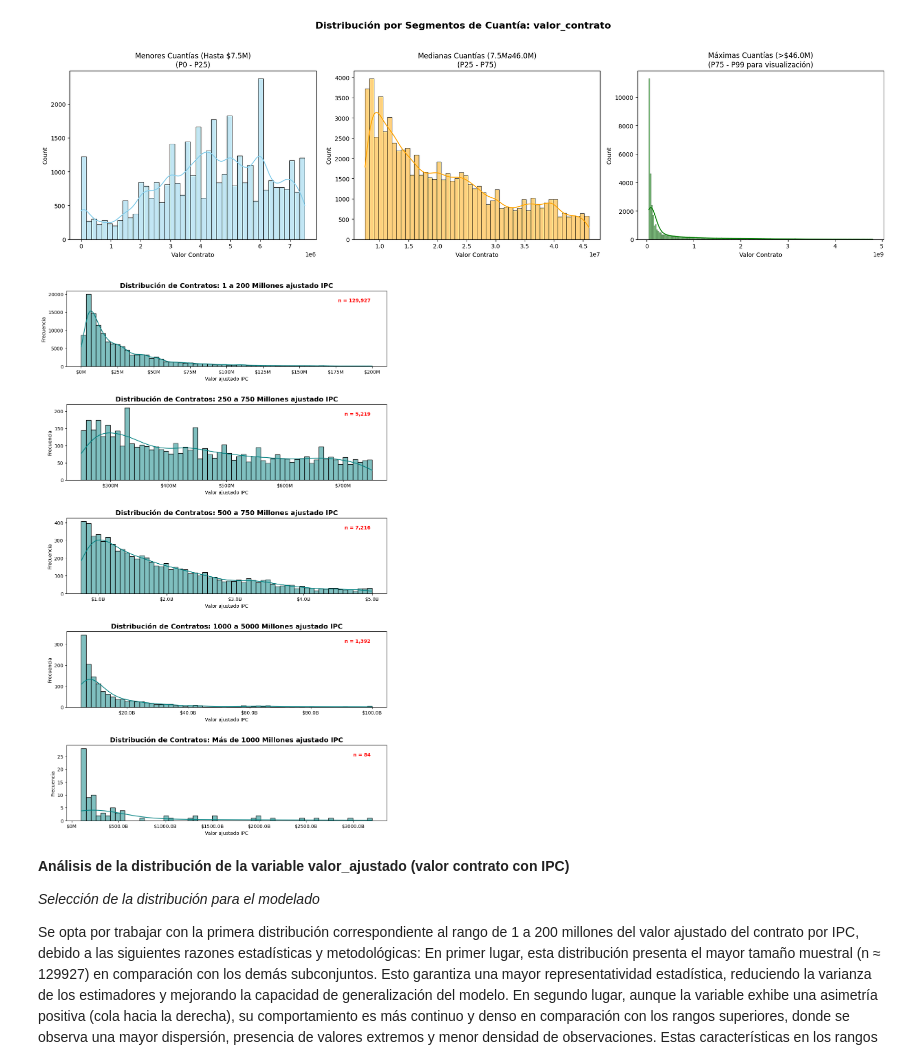
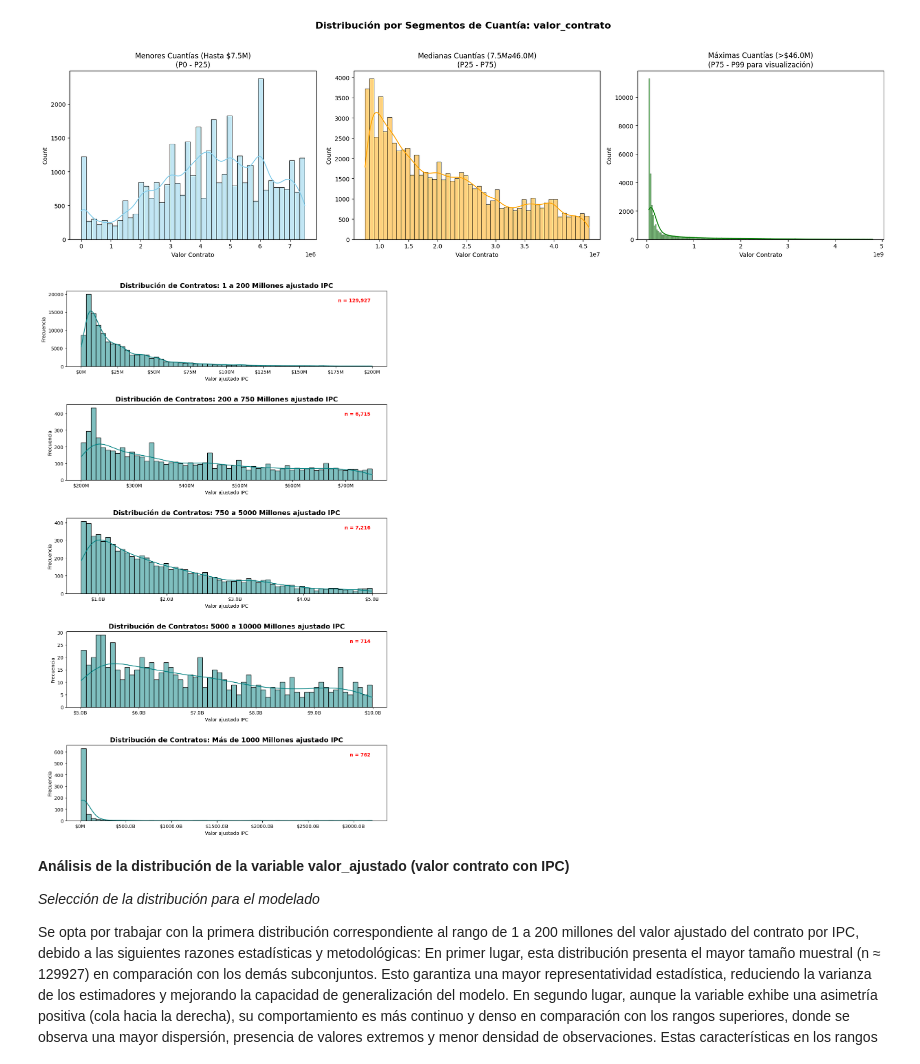
Before and after one commit to aemedina24/proyecto-final, a Jupyter notebook: Proyecyto-final.ipynb, the cells around one changed output. Drawn from its saved outputs; the diff is of its cells as text; code cells hidden in the pictures.

```diff
--- a/Proyecyto-final.ipynb
+++ b/Proyecyto-final.ipynb
@@ -473,44 +472,44 @@ from matplotlib.ticker import FuncFormatter
 # 1. Definir los rangos (limite_inferior, limite_superior, titulo)
 rangos = [
     (1, 200e6, "1 a 200 Millones ajustado IPC"),
-    (250e6, 750e6, "250 a 750 Millones ajustado IPC"),
-    (750e6, 5000e6, "500 a 750 Millones ajustado IPC"),
-    (5000e6, 100000e6, "1000 a 5000 Millones ajustado IPC"),
-    (100000e6, df['valor_contrato'].max(), "Más de 1000 Millones ajustado IPC")
+    (200e6, 750e6, "200 a 750 Millones ajustado IPC"),
+    (750e6, 5000e6, "750 a 5000 Millones ajustado IPC"),
+    (5000e6, 10000e6, "5000 a 10000 Millones ajustado IPC"),
+    (10000e6, df['valor_contrato'].max(), "Más de 1000 Millones ajustado IPC")
 ]
 
 # 2. Configurar la figura (5 filas, 1 columna)
 fig, axes = plt.subplots(nrows=5, ncols=1, figsize=(12, 20))
 fig.subplots_adjust(hspace=0.5) # Espacio entre gráficas
 
 # Función para dar formato de Millones/Billones al eje X
 def format_money(x, pos):
     if x >= 1e9: return f'${x/1e9:.1f}B'
     return f'${x/1e6:.0f}M'
 
 formatter = FuncFormatter(format_money)
 
 # 3. Iterar y graficar
 for i, (bajo, alto, titulo) in enumerate(rangos):
     # Filtrar datos para el rango actual
     data_filtrada = df[(df['valor_ajustado'] >= bajo) & (df['valor_ajustado'] <= alto)]
 
     # Graficar en el subeje correspondiente
     sns.histplot(data_filtrada['valor_ajustado'], bins=60, kde=True, ax=axes[i], color='teal')
 
     # Configurar títulos y etiquetas
     axes[i].set_title(f'Distribución de Contratos: {titulo}', fontsize=14, fontweight='bold')
     axes[i].set_xlabel('Valor ajustado IPC')
     axes[i].set_ylabel('Frecuencia')
     axes[i].xaxis.set_major_formatter(formatter)
 
     # Añadir un texto con la cantidad de contratos encontrados en ese rango
     axes[i].text(0.95, 0.85, f'n = {len(data_filtrada):,}',
                  transform=axes[i].transAxes, ha='right', fontweight='bold', color='red')
 
 plt.show()
 # %% [output]
-[figure, old version]
+[figure, new version]
 # %%
 df = df[
     (df['valor_ajustado'] >= 1_000_000) &
```
Also changed, not shown: parts of 41 cells of this notebook, 9 other files.
